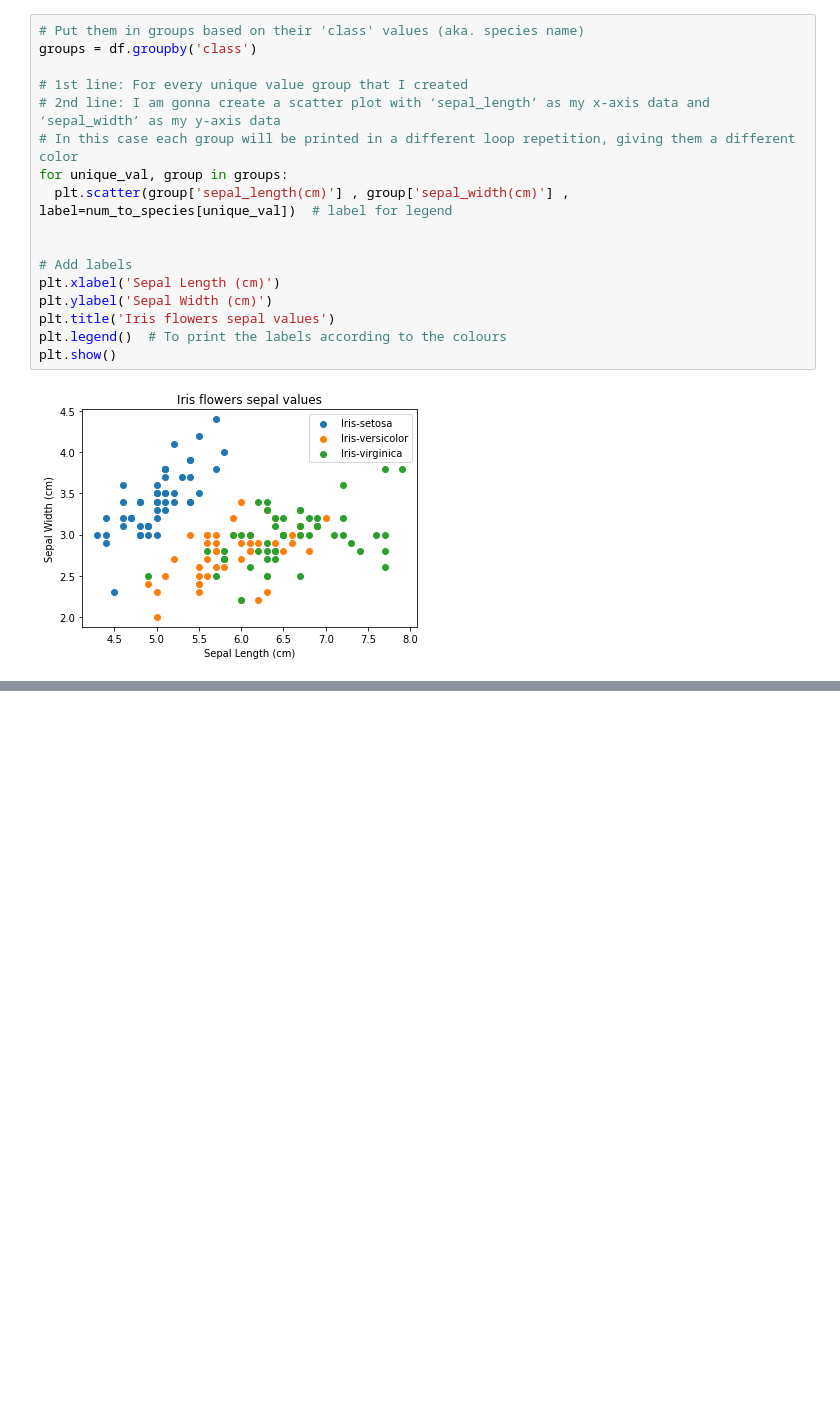
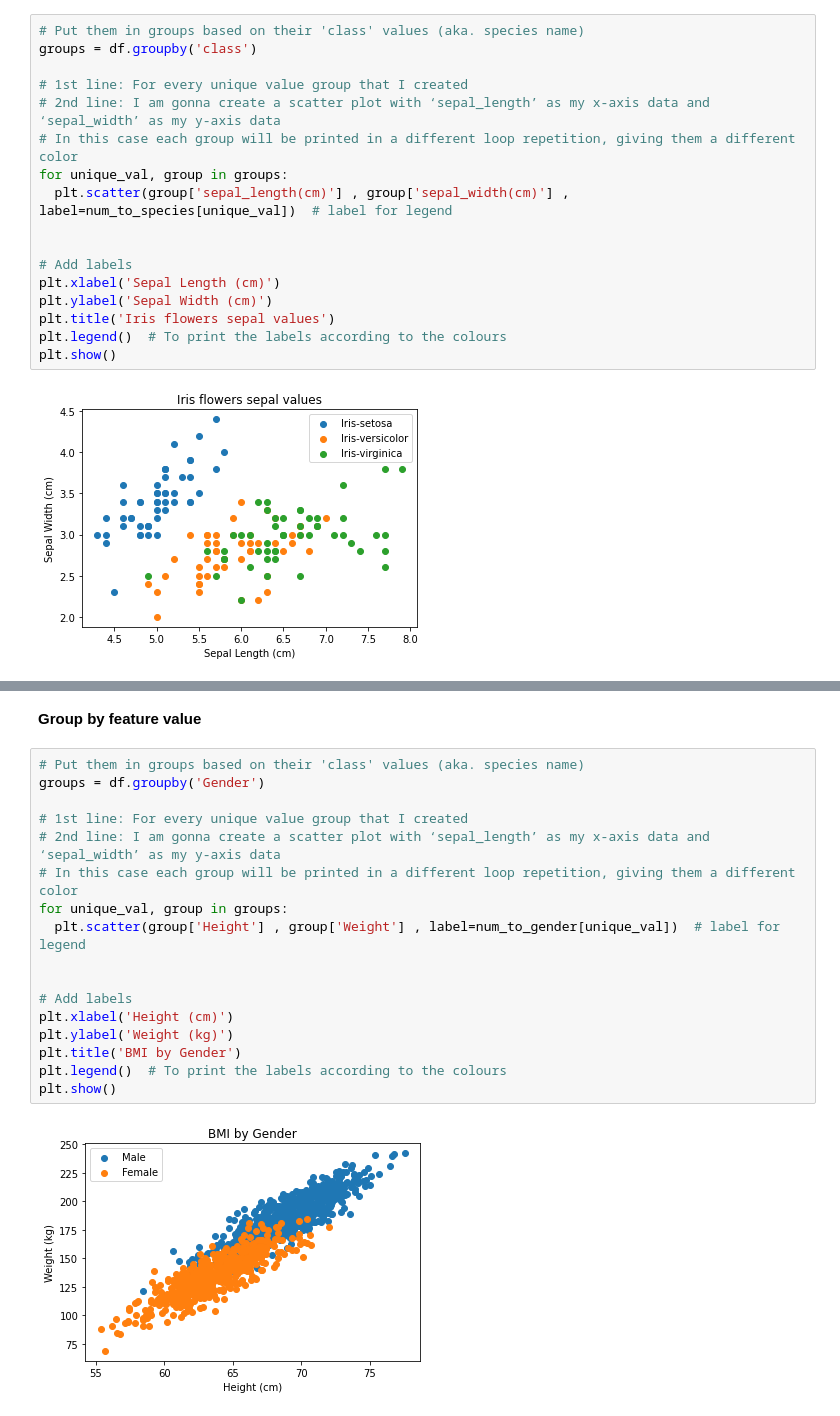
Before and after one commit to meg42/ML-Summer-School, a Jupyter notebook: AICore_SC_Lesson02.ipynb, the cells around one changed output, grey strips where cells are left out. Drawn from its saved outputs; the diff is of its cells as text; blank space fills up the shorter version.

```diff
--- a/AICore_SC_Lesson02.ipynb
+++ b/AICore_SC_Lesson02.ipynb
@@ -189,0 +282,21 @@ plt.show()
+# %% [markdown]
+**Group by feature value**
+# %%
+# Put them in groups based on their 'class' values (aka. species name)
+groups = df.groupby('Gender')
+
+# 1st line: For every unique value group that I created
+# 2nd line: I am gonna create a scatter plot with ‘sepal_length’ as my x-axis data and ‘sepal_width’ as my y-axis data
+# In this case each group will be printed in a different loop repetition, giving them a different color
+for unique_val, group in groups:
+  plt.scatter(group['Height'] , group['Weight'] , label=num_to_gender[unique_val])  # label for legend
+
+
+# Add labels
+plt.xlabel('Height (cm)')
+plt.ylabel('Weight (kg)')
+plt.title('BMI by Gender')
+plt.legend()  # To print the labels according to the colours
+plt.show()
+# %% [output]
+[figure, added]
```
Also changed, not shown: parts of 8 cells of this notebook.
